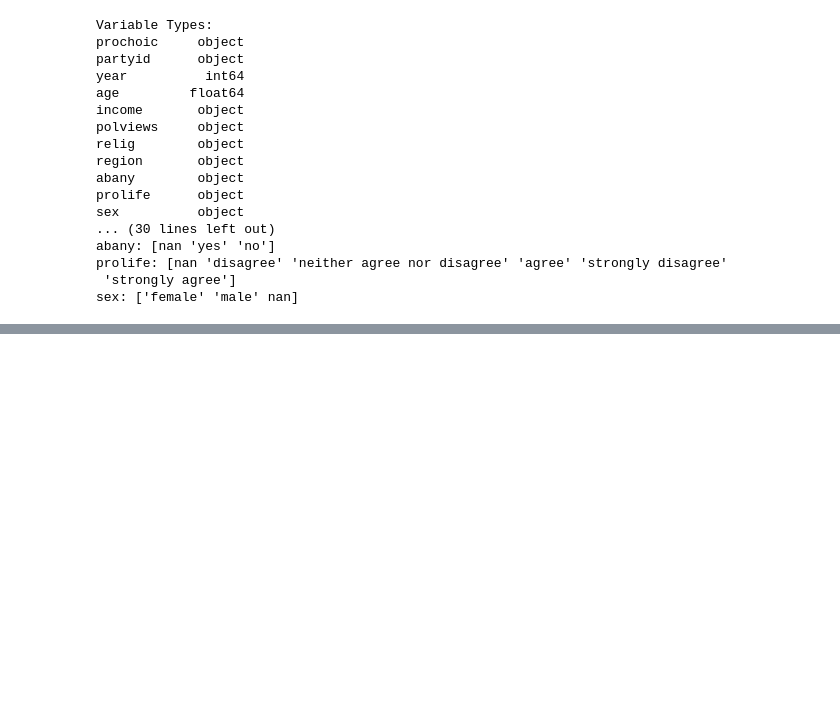
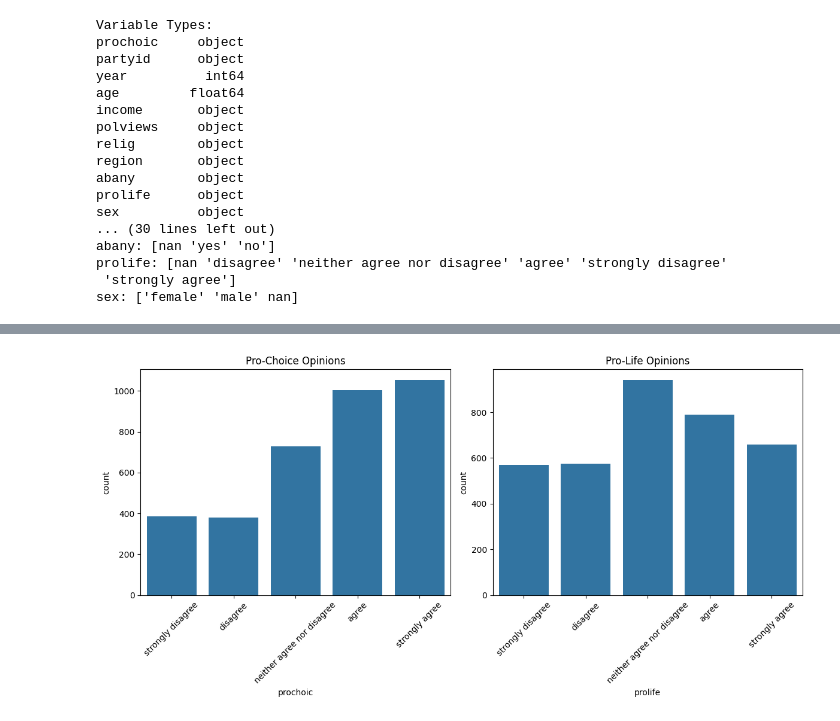
Before and after one commit to Lasata-T/Group1Project1, a Jupyter notebook: ML2.ipynb, the cells around one changed output, grey strips where cells are left out. Saved outputs shown, nothing was run; the diff lists cells and outputs as text; code cells hidden in the pictures; blank space fills up the shorter version.

```diff
--- a/ML2.ipynb
+++ b/ML2.ipynb
@@ -86,0 +114,17 @@ sex: ['female' 'male' nan]
+# %%
+# 1. Distribution of prochoic and prolife Opinions
+plt.figure(figsize=(12, 6))
+plt.subplot(1, 2, 1)
+sns.countplot(x='prochoic', data=df, order=['strongly disagree', 'disagree', 'neither agree nor disagree', 'agree', 'strongly agree'])
+plt.title('Pro-Choice Opinions')
+plt.xticks(rotation=45)
+
+plt.subplot(1, 2, 2)
+sns.countplot(x='prolife', data=df, order=['strongly disagree', 'disagree', 'neither agree nor disagree', 'agree', 'strongly agree'])
+plt.title('Pro-Life Opinions')
+plt.xticks(rotation=45)
+
+plt.tight_layout()
+plt.show()
+# %% [output]
+[figure, added]
```
Also changed, not shown: parts of 2 cells of this notebook.
